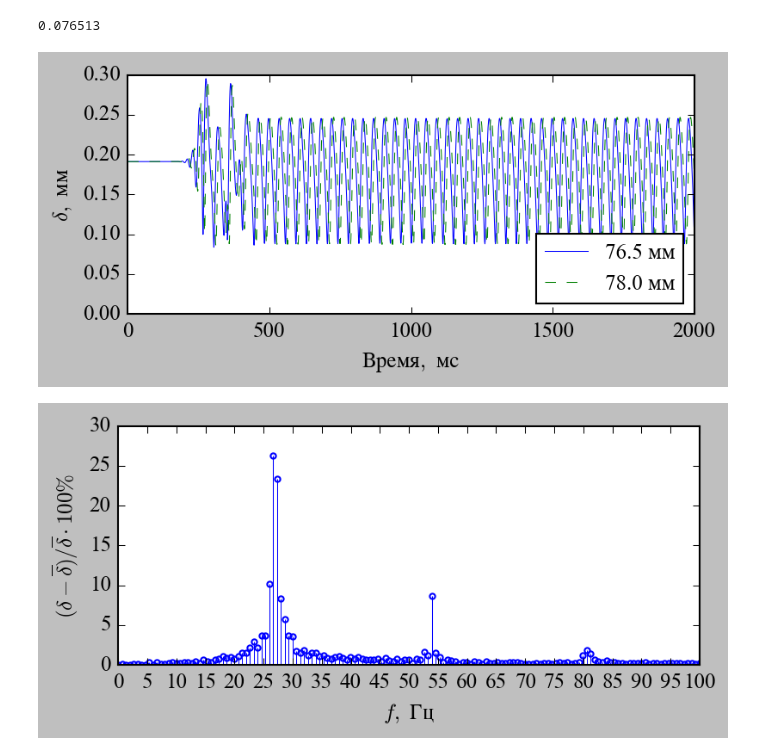
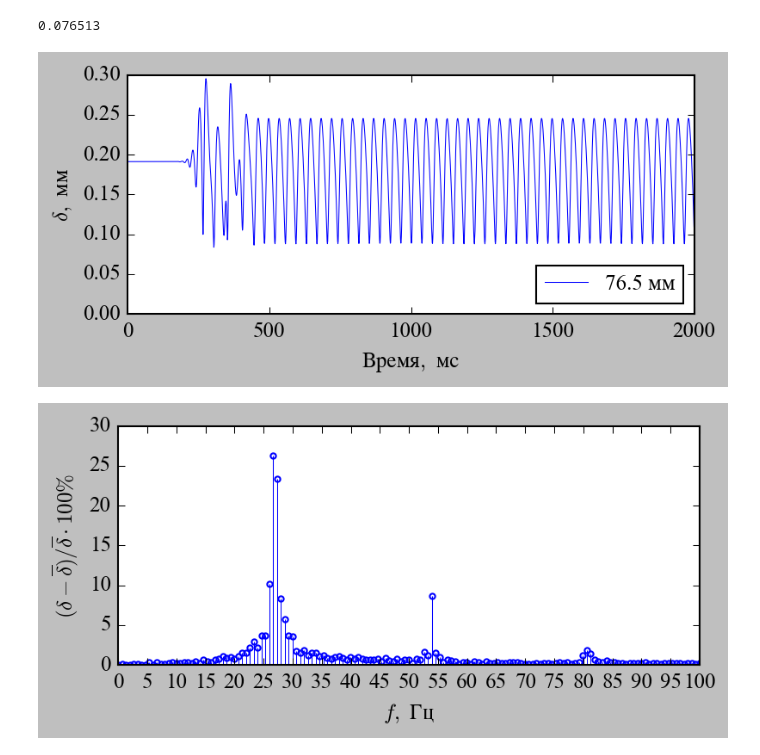
Before and after one commit to UlyanaGru/Fourier, a Jupyter notebook: postprocessing_mesh11.ipynb, the cells around one changed output. Drawn from its saved outputs; the diff is of its cells as text; code cells hidden in the pictures.

```diff
--- a/postprocessing_mesh11.ipynb
+++ b/postprocessing_mesh11.ipynb
@@ -130,22 +130,22 @@ init_matplotlib(plt)
 # %%
 nameX = r'$\mathrm{Время,\ мс}$'
 nameY = r'$\delta \mathrm{,\ мм}$'
 fig, ax = plt.subplots(nrows=1,ncols = 1)
 ax1 = ax
 ax1.plot(tval*1.0e3,delta1*1.0e3,'-b',label = "76.5 мм")
-ax1.plot(tval*1.0e3,delta2*1.0e3,'--g',label = "78.0 мм")
+#ax1.plot(tval*1.0e3,delta2*1.0e3,'--g',label = "78.0 мм")
 ax1.set_xlim(xmin = 0.0)
 ax1.set_ylim(ymin = 0.0)
 ax1.set_xlabel(nameX)
 ax1.set_ylabel(nameY)
 ax1.legend(loc='lower right')
 #ax1.set_xticks(np.arange(xmin,xmax+dx,dx))
 #ax1.set_yticks(np.arange(ymin,ymax+dy,dy))
 plt.savefig(patch2fileout, dpi=300, bbox_inches='tight')
 plt.tight_layout()
 plt.show()
 # %% [output]
-[figure, old version]
+[figure, new version]
 # %%
 def freq_plot(sig, max_freq, fs):
     """
```
Also changed, not shown: parts of 8 cells of this notebook, 4 other files.
